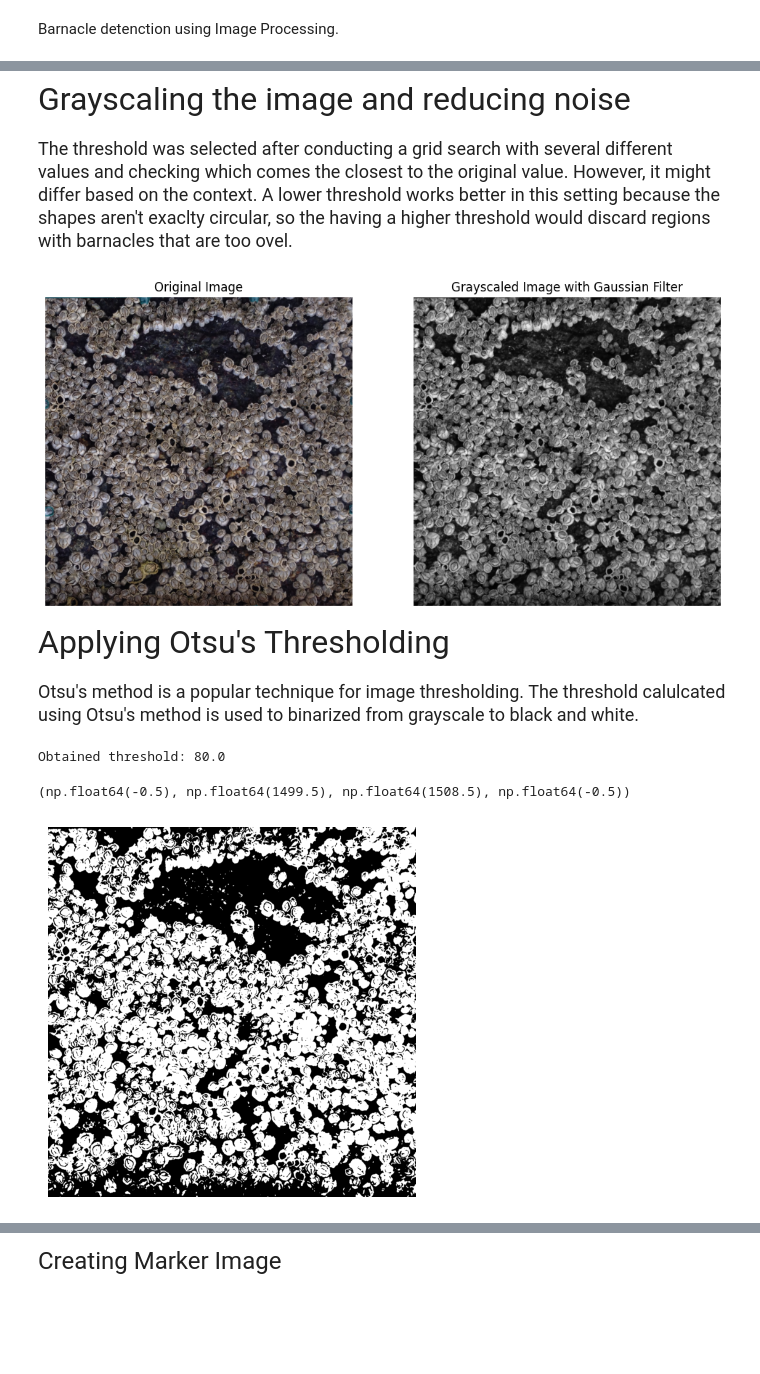
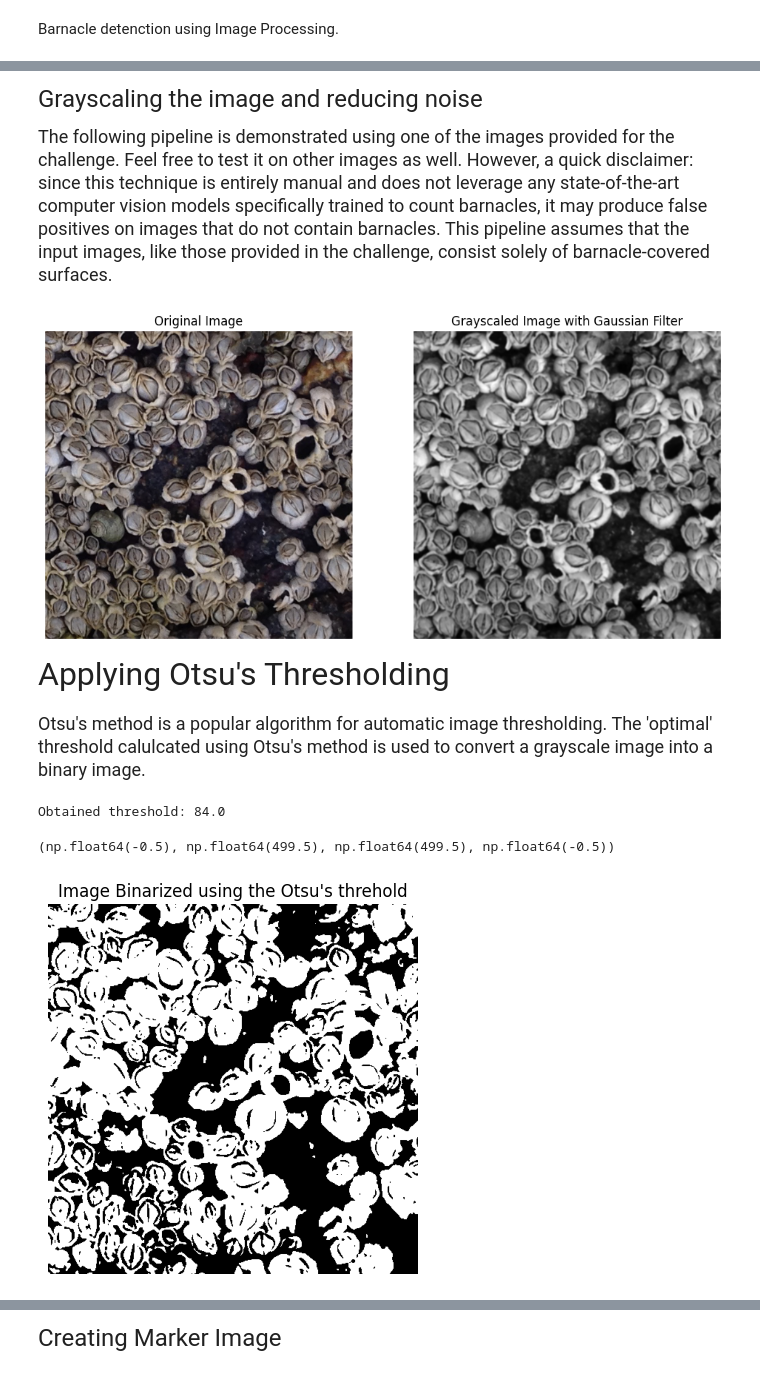
Before and after one commit to arses-ui/Barnacles, a Jupyter notebook: scripts/traditionalcv.ipynb, the cells around one changed output, grey strips where cells are left out. Drawn from its saved outputs; the diff is of its cells as text; code cells hidden in the pictures; blank space fills up the shorter version.

```diff
--- a/scripts/traditionalcv.ipynb
+++ b/scripts/traditionalcv.ipynb
@@ -12,11 +16,12 @@ from IPython.display import  display
 # %% [markdown]
-<font size= 6> Grayscaling the image and reducing noise
+<font size= 5> Grayscaling the image and reducing noise
+
+<font size=4> The following pipeline is demonstrated using one of the images provided for the challenge. Feel free to test it on other images as well. However, a quick disclaimer: since this technique is entirely manual and does not leverage any state-of-the-art computer vision models specifically trained to count barnacles, it may produce false positives on images that do not contain barnacles. This pipeline assumes that the input images, like those provided in the challenge, consist solely of barnacle-covered surfaces.
-# %% [markdown]
-<font size = 4> The threshold was selected after conducting a grid search with several different values and checking which comes the closest to the original value. However, it might differ based on the context. A lower threshold works better in this setting because  the shapes aren't exaclty circular, so the having a higher threshold would discard regions with barnacles that are too ovel.
 # %%
-THRESHOLD =0.27
+THRESHOLD =0.27 #Optimal threshold decided based on a manual grid search across 20+ different values
+image_path = "sample_image"
 # %%
-image = Image.open("sample_image.png").convert("RGB")
+image = Image.open(image_path).convert("RGB")
 grayscale_image = image.convert("L")
 image_array = np.array(grayscale_image)
 gaussian_filtered_image = gaussian_filter(image_array, sigma=1)
@@ -33,20 +38,21 @@ ax[1].axis('off')
 
 plt.show()
 # %% [output]
-[figure, old version]
+[figure, new version]
 # %% [markdown]
 <font size= 6> Applying Otsu's Thresholding
 # %% [markdown]
-<font size = 4>Otsu's method is a popular technique for image thresholding. The threshold calulcated using Otsu's method is used to binarized from grayscale to black and white.
+<font size = 4>Otsu's method is a popular algorithm for automatic image thresholding. The 'optimal' threshold calulcated using Otsu's method is used to convert a grayscale image into a binary image.
 # %%
 otsu_threshold, image_after_otsu = cv2.threshold(
 gaussian_filtered_image, 0, 255, cv2.THRESH_BINARY + cv2.THRESH_OTSU,
 )
 print("Obtained threshold:", otsu_threshold)
 
 plt.imshow(image_after_otsu, cmap= 'gray')
+plt.title("Image Binarized using the Otsu's threhold")
 plt.axis('off')
 # %% [output]
-Obtained threshold: 80.0
+Obtained threshold: 84.0
-(np.float64(-0.5), np.float64(1499.5), np.float64(1508.5), np.float64(-0.5))
+(np.float64(-0.5), np.float64(499.5), np.float64(499.5), np.float64(-0.5))
-[figure, old version]
+[figure, new version]
```
Also changed, not shown: parts of 12 cells of this notebook, 3 other files.
